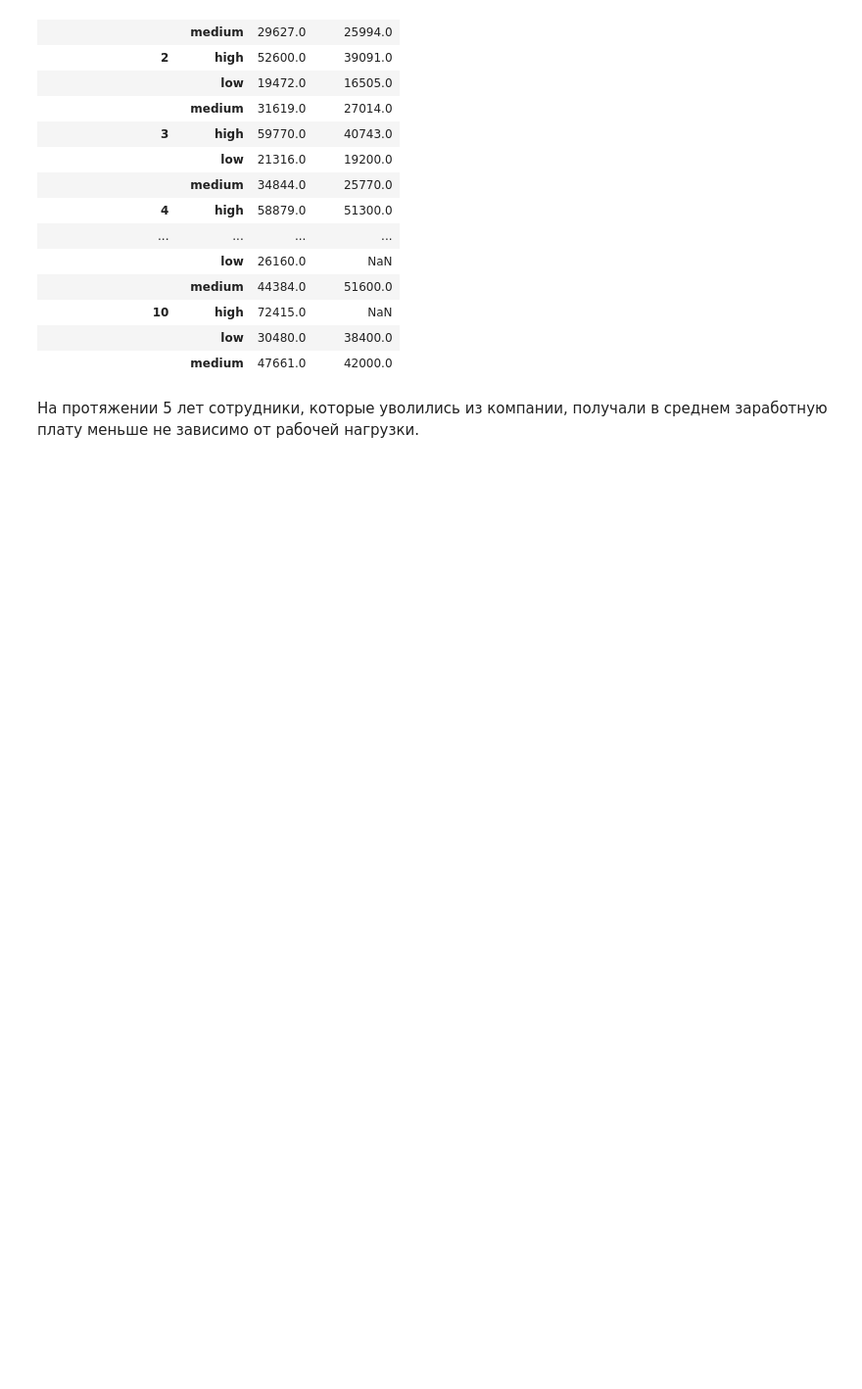
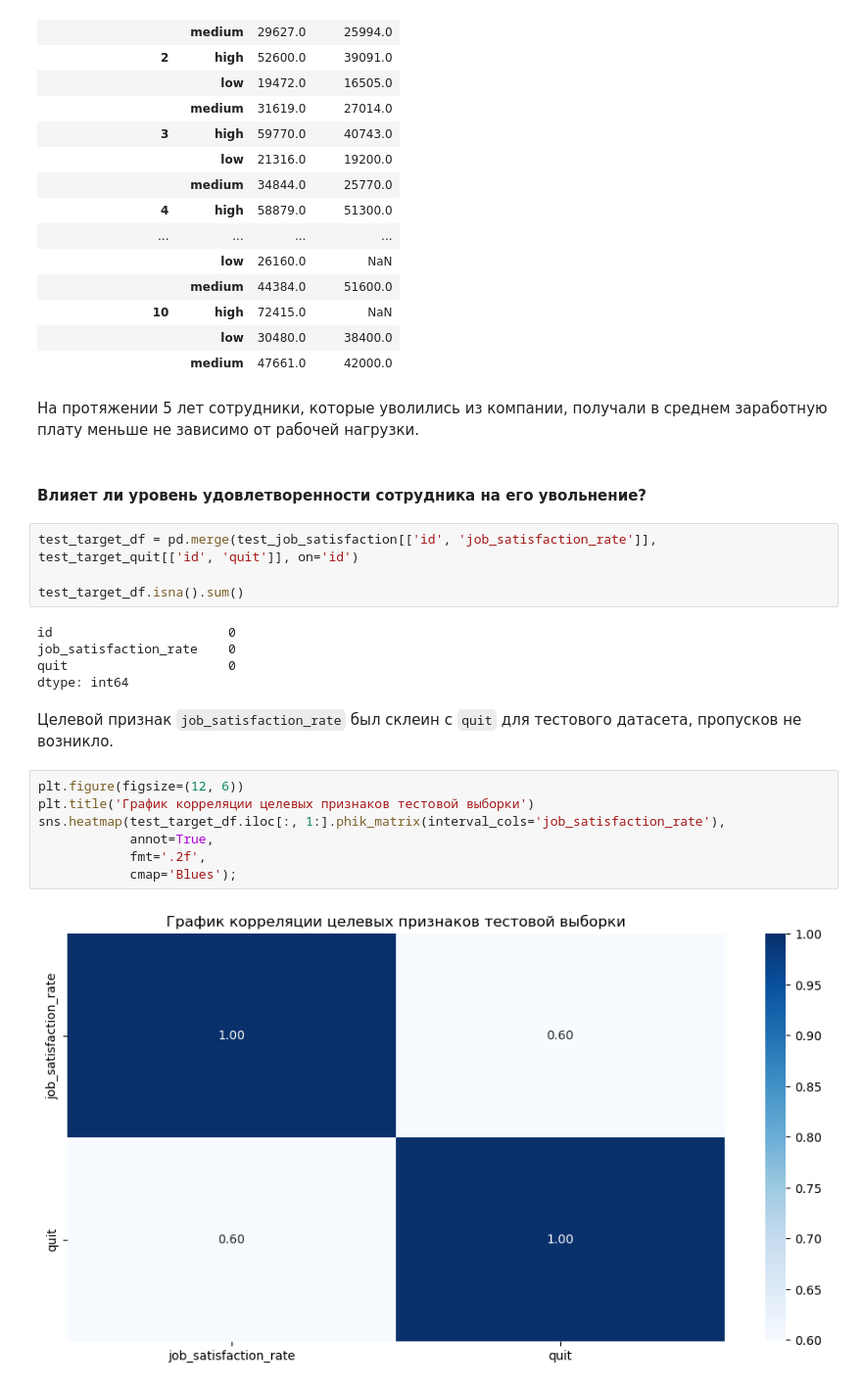
Before and after one commit to serguntsov/ML_HR_ANALYST, a Jupyter notebook: satisfaction_rate_job.ipynb, the cells around one changed output. Shown at 98% size. Drawn from its saved outputs; the diff is of its cells as text; blank space fills up the shorter version.

```diff
--- a/satisfaction_rate_job.ipynb
+++ b/satisfaction_rate_job.ipynb
@@ -924,3 +924,25 @@ round(quit_false.pivot_table(index=['employment_years', 'workload'], values='sal
 |  | medium | 47661.0 | 42000.0 |
 # %% [markdown]
 На протяжении 5 лет сотрудники, которые уволились из компании, получали в среднем заработную плату меньше не зависимо от рабочей нагрузки.
+# %% [markdown]
+#### Влияет ли уровень удовлетворенности сотрудника на его увольнение?
+# %%
+test_target_df = pd.merge(test_job_satisfaction[['id', 'job_satisfaction_rate']], test_target_quit[['id', 'quit']], on='id')
+
+test_target_df.isna().sum()
+# %% [output]
+id                       0
+job_satisfaction_rate    0
+quit                     0
+dtype: int64
+# %% [markdown]
+Целевой признак `job_satisfaction_rate` был склеин с `quit` для тестового датасета, пропусков не возникло.
+# %%
+plt.figure(figsize=(12, 6))
+plt.title('График корреляции целевых признаков тестовой выборки')
+sns.heatmap(test_target_df.iloc[:, 1:].phik_matrix(interval_cols='job_satisfaction_rate'),
+            annot=True,
+            fmt='.2f',
+            cmap='Blues');
+# %% [output]
+[figure, added]
```
Also changed, not shown: parts of 9 cells of this notebook.
